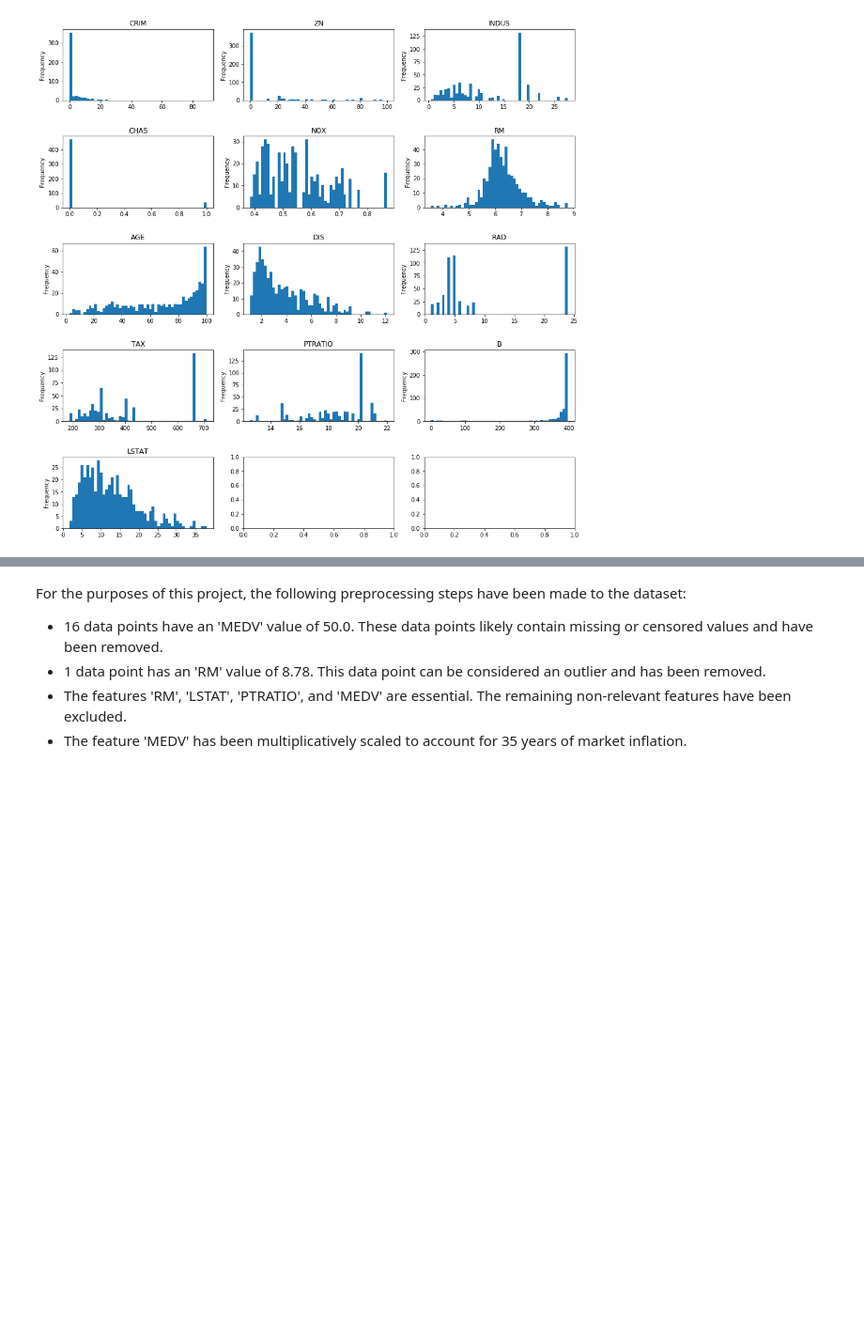
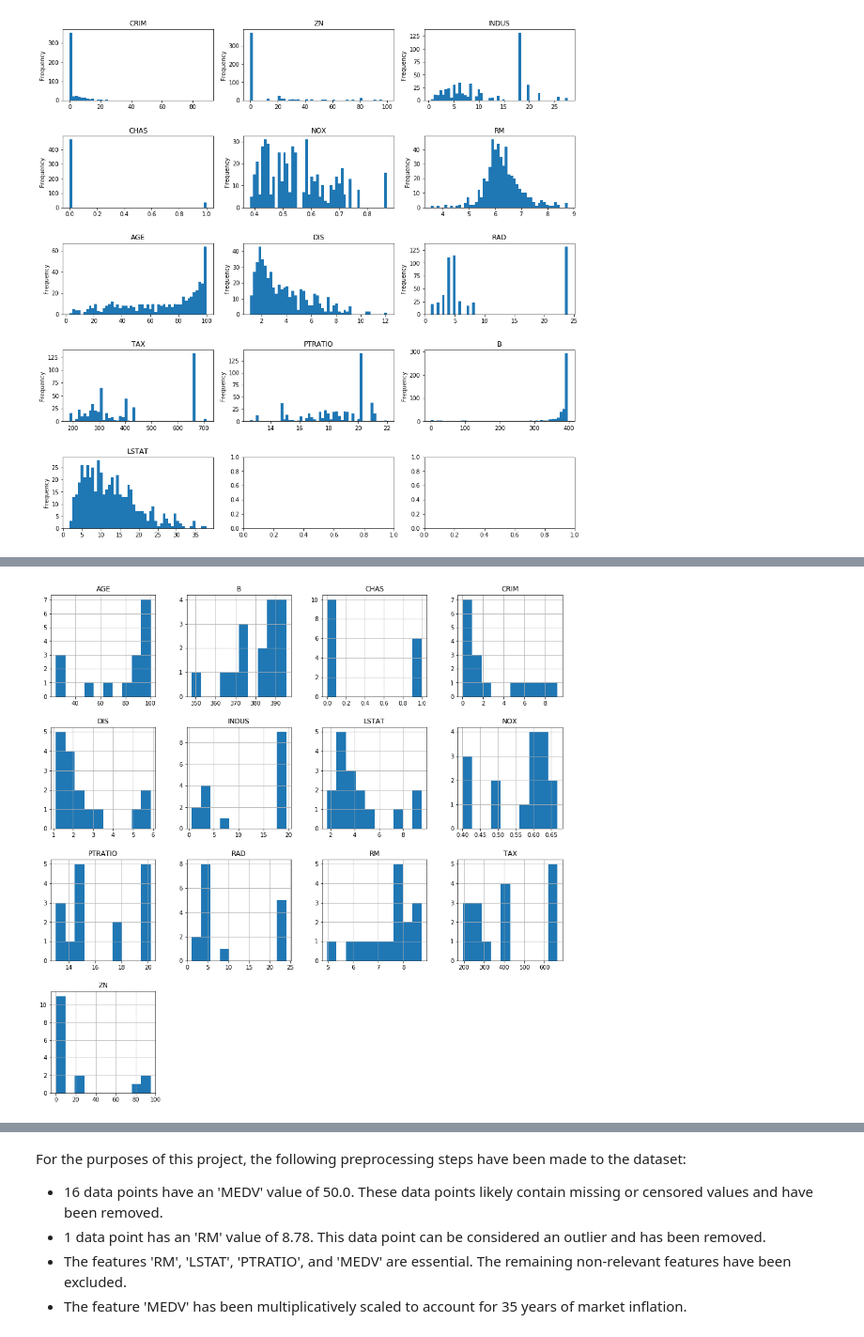
Before and after one commit to Tashwini12/Boston-Housing, a Jupyter notebook: boston_housing.ipynb, the cells around one changed output, grey strips where cells are left out. Shown at 94% size. Saved outputs shown, nothing was run; the diff lists cells and outputs as text; code cells hidden in the pictures; blank space fills up the shorter version.

```diff
--- a/boston_housing.ipynb
+++ b/boston_housing.ipynb
@@ -192,0 +226,3 @@ Not so with 'DIS' (weight distance to 5 Boston employment centers). It looks to
+# %%
+highmedv = data[data['MEDV']==50.0].drop(['MEDV', 'MEDV-ADJ'], axis=1)
+highmedv
@@ -193 +253,5 @@ Not so with 'DIS' (weight distance to 5 Boston employment centers). It looks to
+# %%
+highmedv.hist(figsize=(16,16));
+# %% [output]
+[figure, added]
 # %%
```
Also changed, not shown: parts of 11 cells of this notebook.
